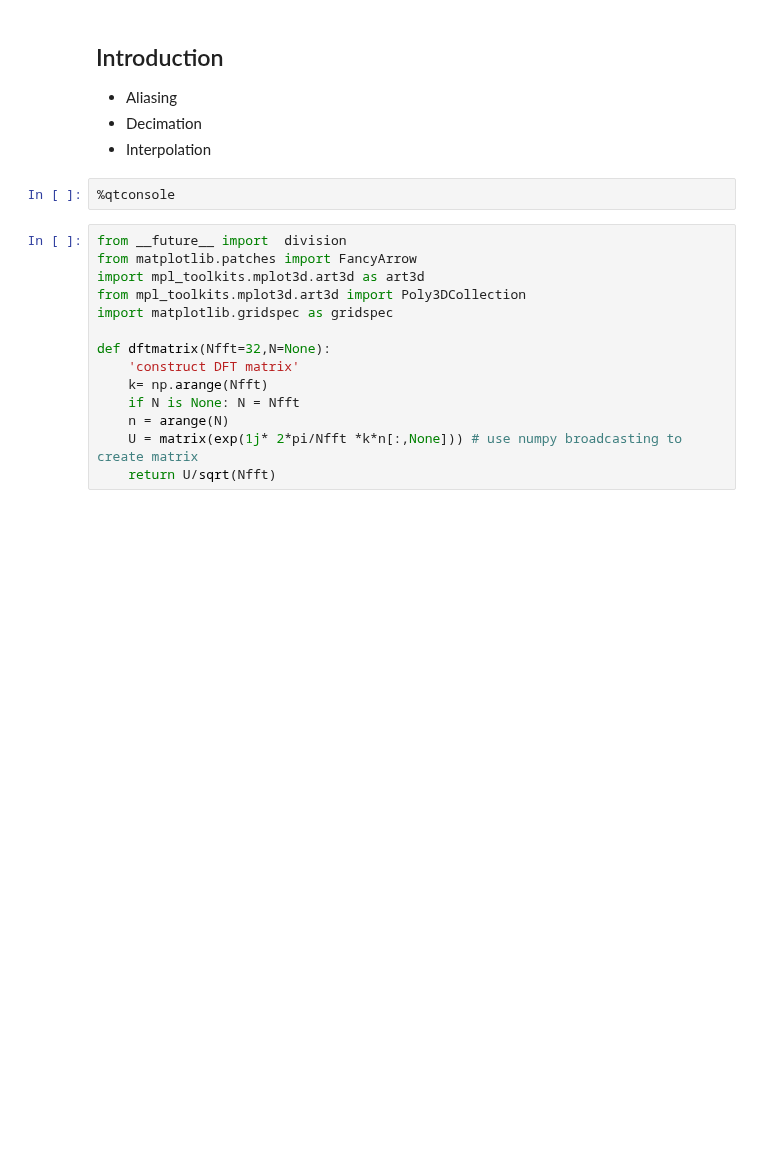
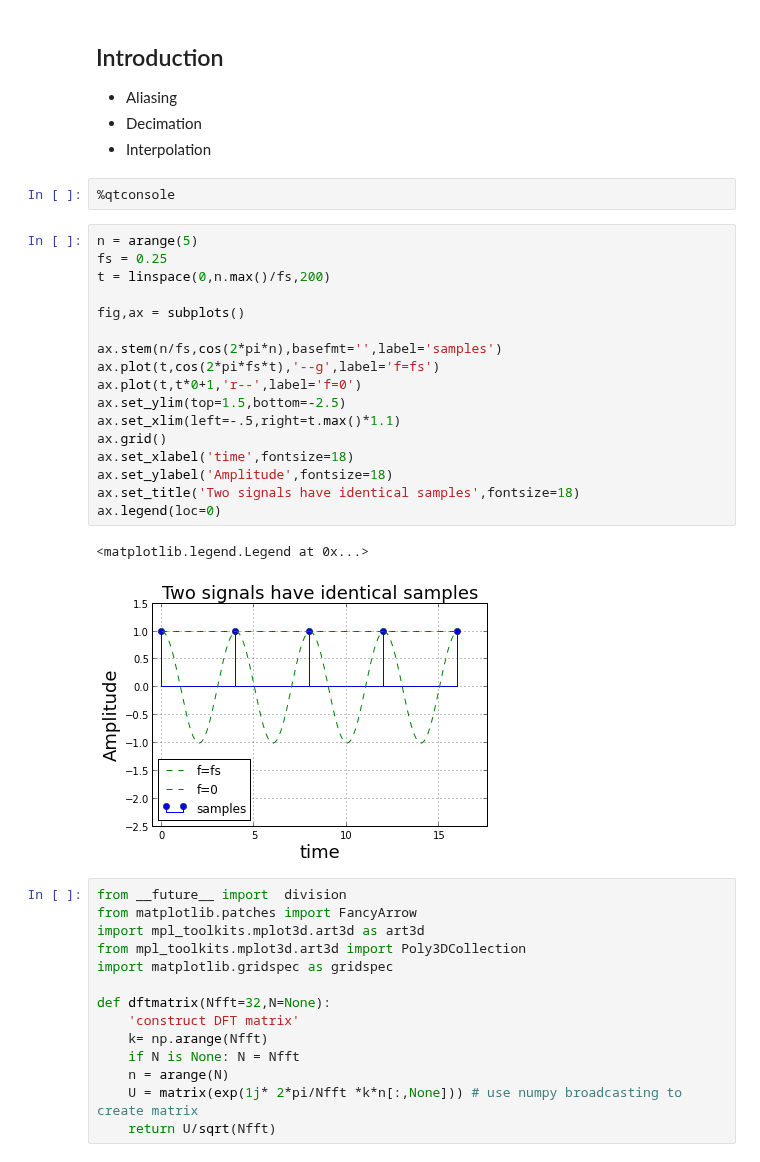
Before and after one commit to unpingco/Python-for-Signal-Processing, a Jupyter notebook: More_Fourier_Transform.ipynb, the cells around one changed output. Drawn from its saved outputs; the diff is of its cells as text; blank space fills up the shorter version.

Commit message:
aliasing graphics

```diff
--- a/More_Fourier_Transform.ipynb
+++ b/More_Fourier_Transform.ipynb
@@ -7,6 +7,26 @@ Introduction
 * Interpolation
 # %%
 %qtconsole
+# %%
+n = arange(5)
+fs = 0.25
+t = linspace(0,n.max()/fs,200)
+
+fig,ax = subplots()
+
+ax.stem(n/fs,cos(2*pi*n),basefmt='',label='samples')
+ax.plot(t,cos(2*pi*fs*t),'--g',label='f=fs')
+ax.plot(t,t*0+1,'r--',label='f=0')
+ax.set_ylim(top=1.5,bottom=-2.5)
+ax.set_xlim(left=-.5,right=t.max()*1.1)
+ax.grid()
+ax.set_xlabel('time',fontsize=18)
+ax.set_ylabel('Amplitude',fontsize=18)
+ax.set_title('Two signals have identical samples',fontsize=18)
+ax.legend(loc=0)
+# %% [output]
+<matplotlib.legend.Legend at 0x...>
+[figure, added]
 # %%
 from __future__ import  division
 from matplotlib.patches import FancyArrow
```
